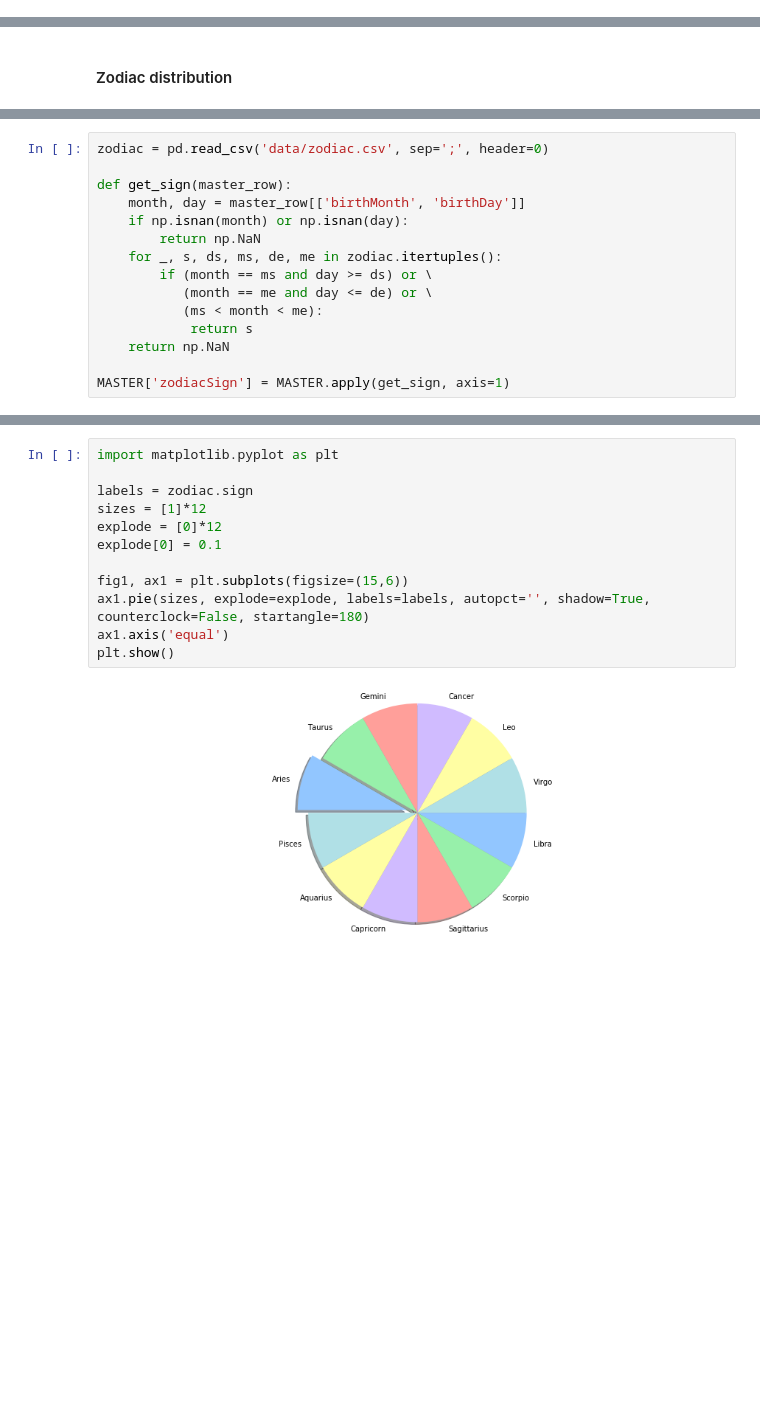
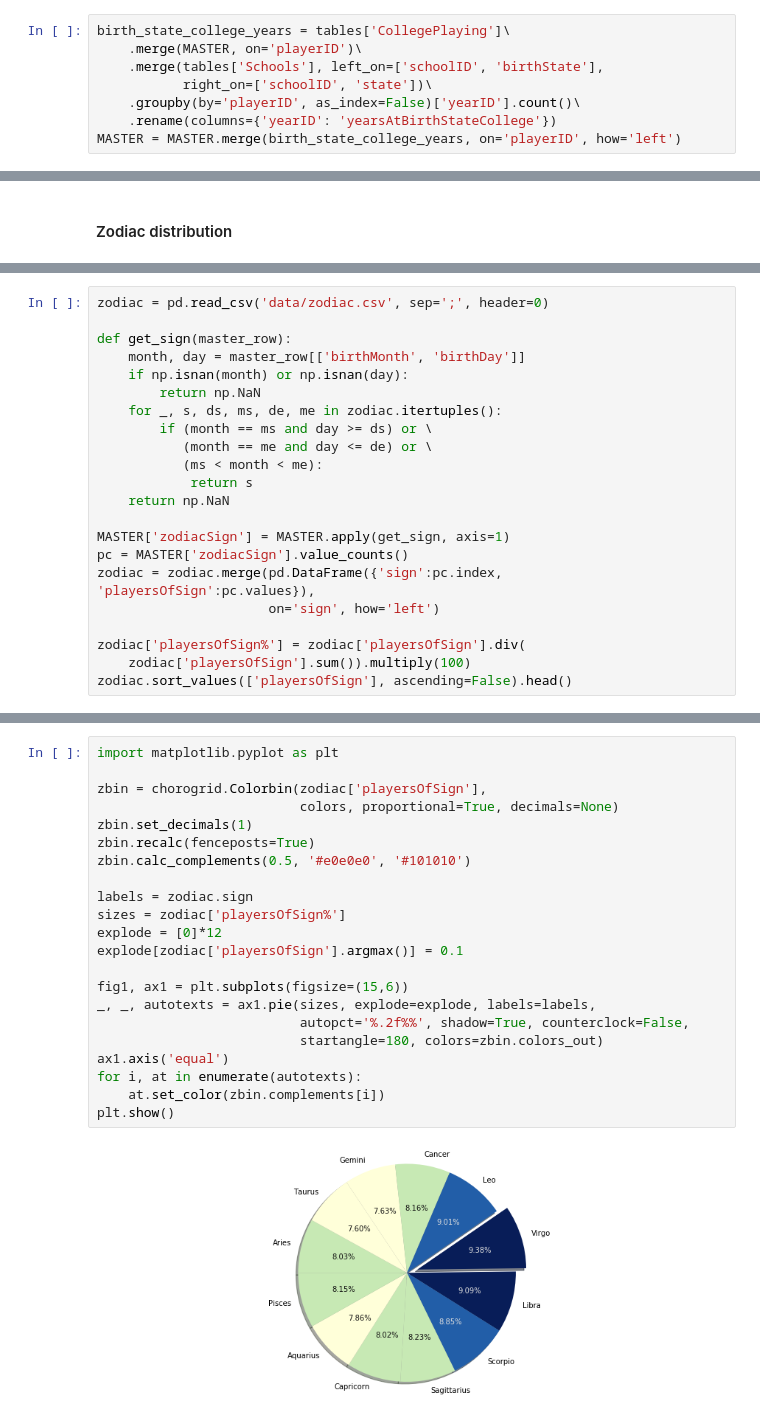
Before and after one commit to rshest/data-analyst-projects, a Jupyter notebook: p2.investigate-a-dataset/p2.investigate-a-dataset.ipynb, the cells around one changed output, grey strips where cells are left out. Drawn from its saved outputs; the diff is of its cells as text; blank space fills up the shorter version.

```diff
--- a/p2.investigate-a-dataset/p2.investigate-a-dataset.ipynb
+++ b/p2.investigate-a-dataset/p2.investigate-a-dataset.ipynb
@@ -317,0 +302,8 @@ http://www.univsearch.com/state.php
+# %%
+birth_state_college_years = tables['CollegePlaying']\
+    .merge(MASTER, on='playerID')\
+    .merge(tables['Schools'], left_on=['schoolID', 'birthState'],
+           right_on=['schoolID', 'state'])\
+    .groupby(by='playerID', as_index=False)['yearID'].count()\
+    .rename(columns={'yearID': 'yearsAtBirthStateCollege'})
+MASTER = MASTER.merge(birth_state_college_years, on='playerID', how='left')
@@ -336,3 +358,10 @@ def get_sign(master_row):
     return np.NaN
 
 MASTER['zodiacSign'] = MASTER.apply(get_sign, axis=1)
+pc = MASTER['zodiacSign'].value_counts()
+zodiac = zodiac.merge(pd.DataFrame({'sign':pc.index, 'playersOfSign':pc.values}),
+                      on='sign', how='left')
+
+zodiac['playersOfSign%'] = zodiac['playersOfSign'].div(
+    zodiac['playersOfSign'].sum()).multiply(100)
+zodiac.sort_values(['playersOfSign'], ascending=False).head()
@@ -361,14 +379,24 @@ Name: birthMonth, dtype: int64
 # %%
 import matplotlib.pyplot as plt
 
+zbin = chorogrid.Colorbin(zodiac['playersOfSign'],
+                          colors, proportional=True, decimals=None)
+zbin.set_decimals(1)
+zbin.recalc(fenceposts=True)
+zbin.calc_complements(0.5, '#e0e0e0', '#101010')
+
 labels = zodiac.sign
-sizes = [1]*12
+sizes = zodiac['playersOfSign%']
 explode = [0]*12
-explode[0] = 0.1
+explode[zodiac['playersOfSign'].argmax()] = 0.1
 
 fig1, ax1 = plt.subplots(figsize=(15,6))
-ax1.pie(sizes, explode=explode, labels=labels, autopct='', shadow=True, counterclock=False, startangle=180)
+_, _, autotexts = ax1.pie(sizes, explode=explode, labels=labels,
+                          autopct='%.2f%%', shadow=True, counterclock=False,
+                          startangle=180, colors=zbin.colors_out)
 ax1.axis('equal')
+for i, at in enumerate(autotexts):
+    at.set_color(zbin.complements[i])
 plt.show()
 # %% [output]
-[figure, old version]
+[figure, new version]
```
Also changed, not shown: parts of 48 cells of this notebook, 2 other files.
